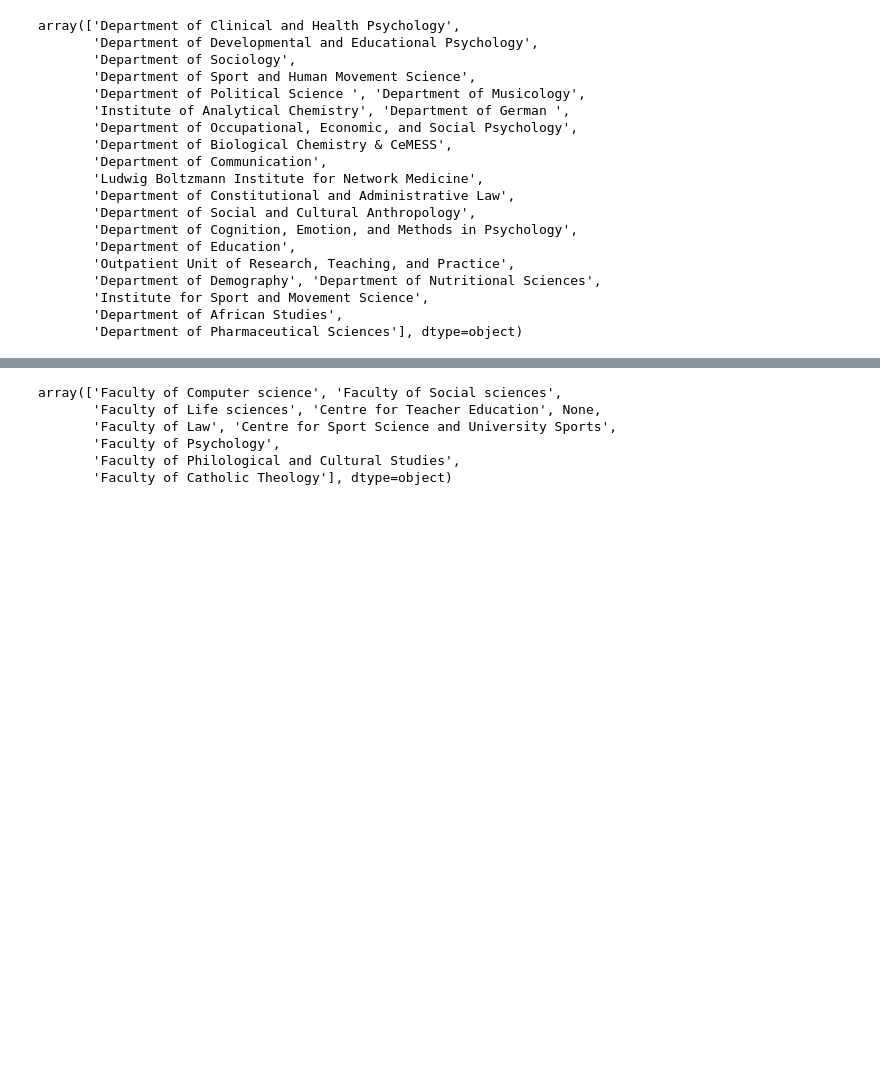
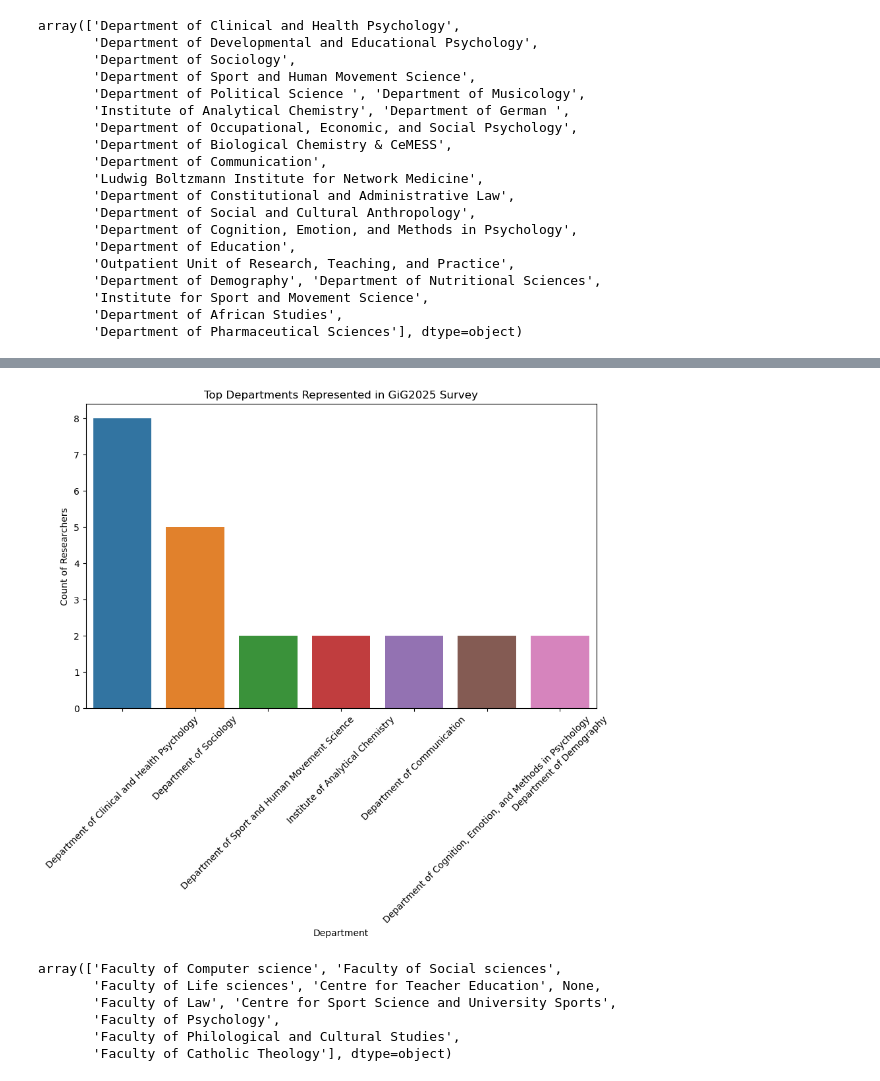
Before and after one commit to lakhi/health_in_society_research_network, a Jupyter notebook: notebooks/exploratory.ipynb, the cells around one changed output, grey strips where cells are left out. Drawn from its saved outputs; the diff is of its cells as text; code cells hidden in the pictures; blank space fills up the shorter version.

```diff
--- a/notebooks/exploratory.ipynb
+++ b/notebooks/exploratory.ipynb
@@ -77,3 +90,25 @@ print(top_5_departments)
+# %%
+from collections import Counter
+
+# Create a Counter for the 'department' column
+department_counter = Counter(df['department'])
+
+# Get the top most common departments
+top_departments = department_counter.most_common(7)
+
+# Extract department names and their counts
+departments, counts = zip(*top_departments)
+
+# Create a bar plot
+plt.figure(figsize=(10, 6))
+sns.barplot(x=list(departments), y=list(counts), hue=departments)
+plt.xlabel('Department')
+plt.ylabel('Count of Researchers')
+plt.title('Top Departments Represented in GiG2025 Survey')
+plt.xticks(rotation=45)
+plt.show()
+# %% [output]
+[figure, added]
 # %%
 df['collab_fac1'].unique()
 # %% [output]
```
Also changed, not shown: parts of 14 cells of this notebook, 3 other files.
